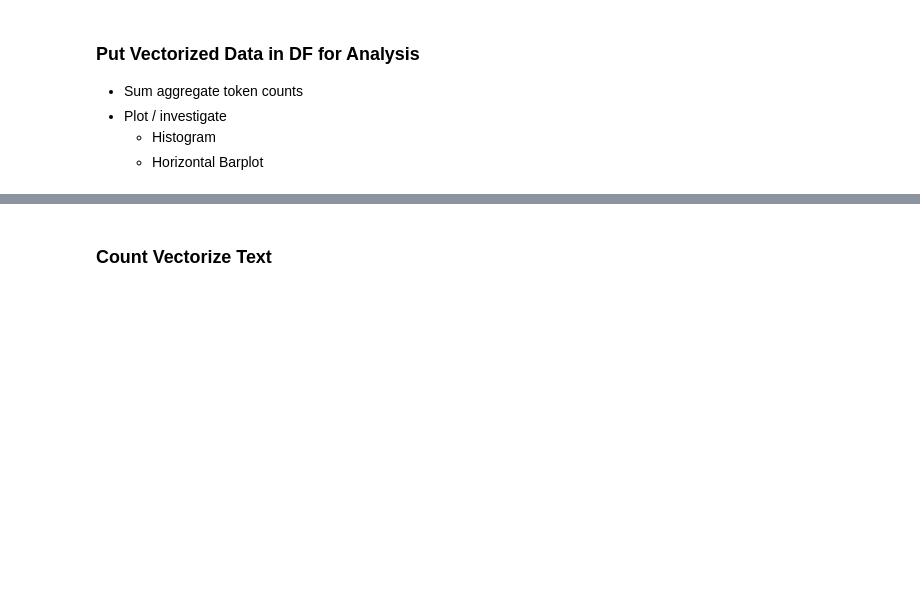
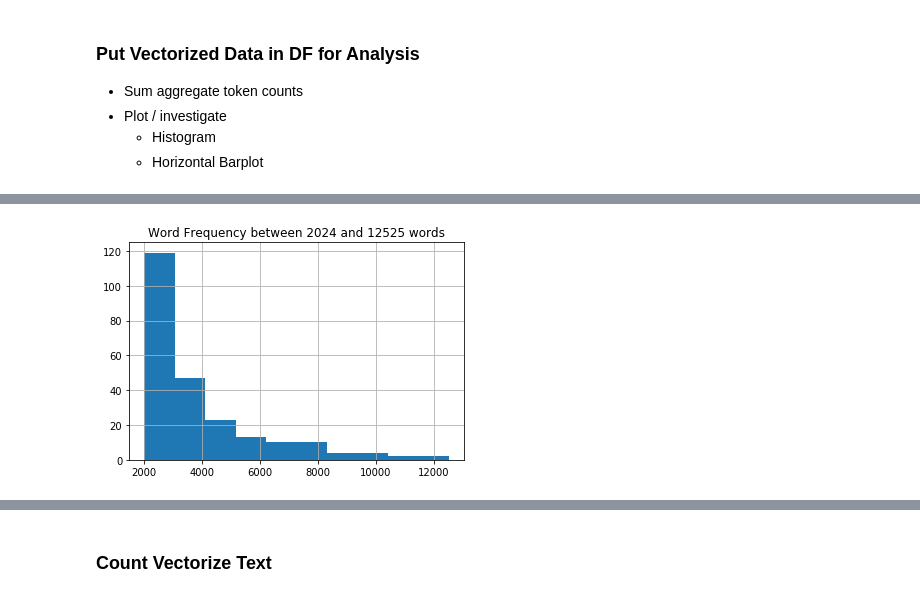
Before and after one commit to Hadeishi/Capstone_3, a Jupyter notebook: 5_NLP-Count_Vectorizer.ipynb, the cells around one changed output, grey strips where cells are left out. Saved outputs shown, nothing was run; the diff lists cells and outputs as text; code cells hidden in the pictures; blank space fills up the shorter version.

```diff
--- a/5_NLP-Count_Vectorizer.ipynb
+++ b/5_NLP-Count_Vectorizer.ipynb
@@ -144,4 +169,8 @@ feature_names = vec.get_feature_names()
 # %%
-# mask = sum_text.between(3000, 15000)
-# sum_text[mask].sort_values(ascending=False).hist()
+fig, ax = plt.subplots()
+mask = sum_text.between(2024, 12525)
+sum_text[mask].sort_values(ascending=False).hist()
+ax.set_title("Word Frequency between 2024 and 12525 words");
+# %% [output]
+[figure, added]
 # %%
```
Also changed, not shown: parts of 19 cells of this notebook, 3 other files.
